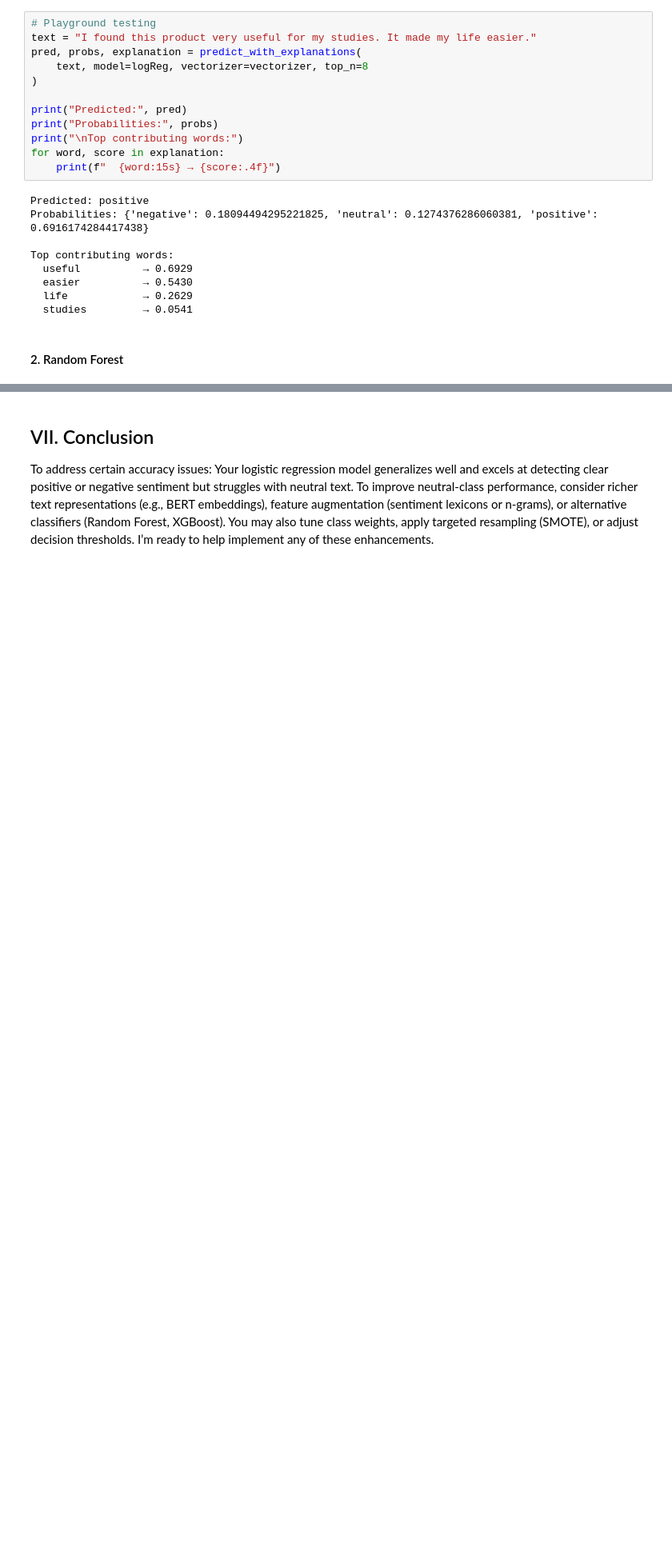
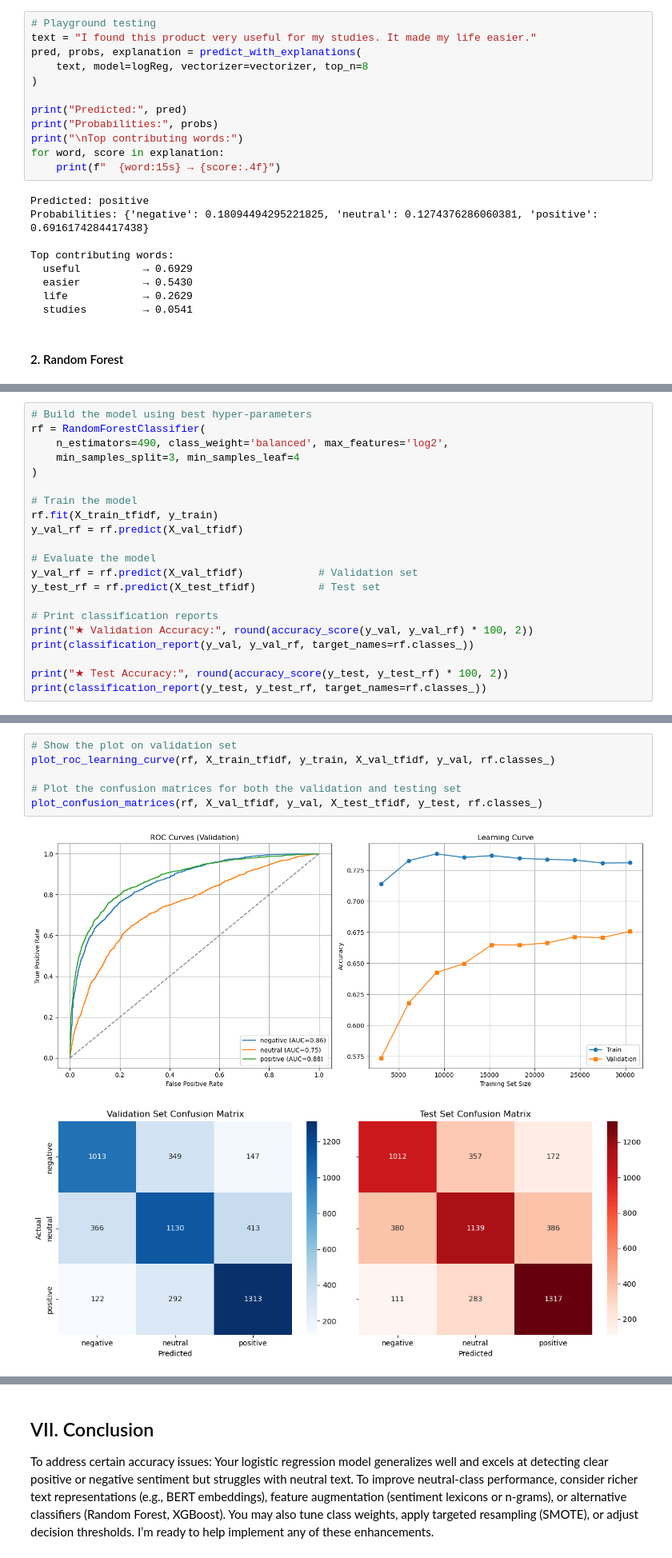
Before and after one commit to dlepighe1/Sentiment-Insights, a Jupyter notebook: SentimentAnalysis.ipynb, the cells around one changed output, grey strips where cells are left out. Shown at 80% size. Cells and saved outputs as stored; diff of their text form; blank space fills up the shorter version.

Commit message:
Added Random Forest model

```diff
--- a/SentimentAnalysis.ipynb
+++ b/SentimentAnalysis.ipynb
@@ -684,0 +533,21 @@ plt.show()
+# %%
+# Build the model using best hyper-parameters
+rf = RandomForestClassifier(
+    n_estimators=490, class_weight='balanced', max_features='log2',
+    min_samples_split=3, min_samples_leaf=4
+)
+
+# Train the model
+rf.fit(X_train_tfidf, y_train)
+y_val_rf = rf.predict(X_val_tfidf)
+
+# Evaluate the model
+y_val_rf = rf.predict(X_val_tfidf)            # Validation set
+y_test_rf = rf.predict(X_test_tfidf)          # Test set
+
+# Print classification reports
+print("★ Validation Accuracy:", round(accuracy_score(y_val, y_val_rf) * 100, 2))
+print(classification_report(y_val, y_val_rf, target_names=rf.classes_))
+
+print("★ Test Accuracy:", round(accuracy_score(y_test, y_test_rf) * 100, 2))
+print(classification_report(y_test, y_test_rf, target_names=rf.classes_))
@@ -684,0 +572,9 @@ plt.show()
+# %%
+# Show the plot on validation set
+plot_roc_learning_curve(rf, X_train_tfidf, y_train, X_val_tfidf, y_val, rf.classes_)
+
+# Plot the confusion matrices for both the validation and testing set
+plot_confusion_matrices(rf, X_val_tfidf, y_val, X_test_tfidf, y_test, rf.classes_)
+# %% [output]
+[figure, added]
+[figure, added]
```
Also changed, not shown: parts of 19 cells of this notebook.
